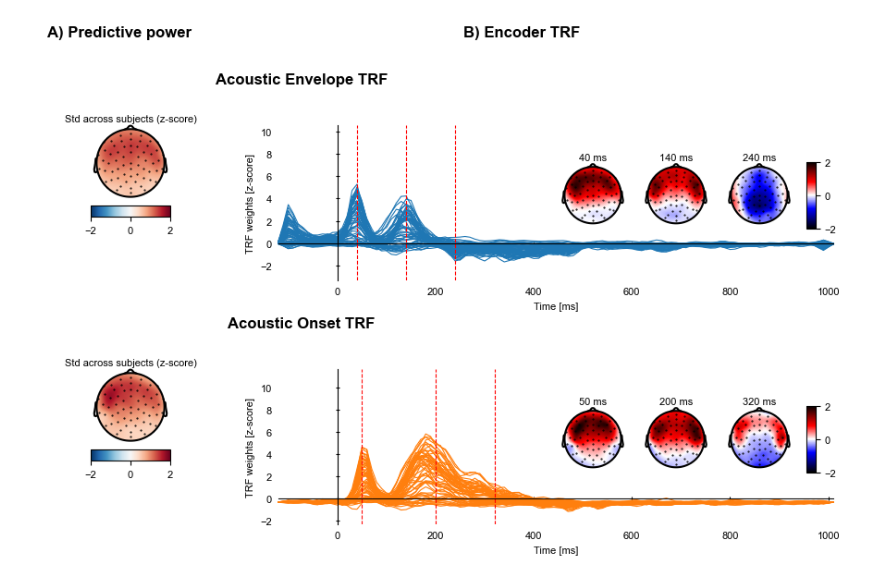
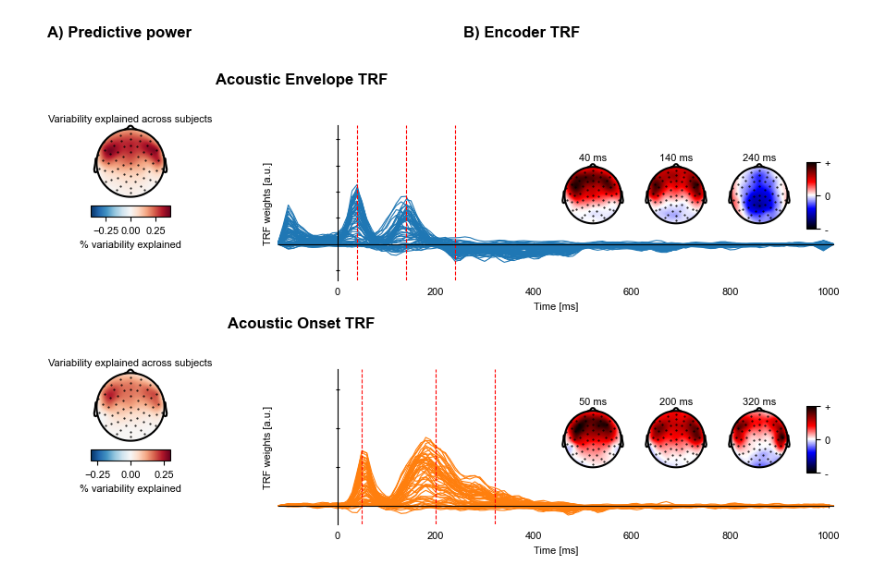
Before and after one commit to manito-coder/Alice, a Jupyter notebook: statistics/statistics-encoder.ipynb, the cells around one changed output. Saved outputs shown, nothing was run; the diff lists cells and outputs as text; code cells hidden in the pictures.

Commit message:
Fixed forward trf plot and removed z-scoring

```diff
--- a/statistics/statistics-encoder.ipynb
+++ b/statistics/statistics-encoder.ipynb
@@ -15,10 +15,10 @@ universal_encoder_log_trf = eelbrain.load.unpickle(TRF_DIR / f'universal-trf-env
 universal_encoder_onset_trf = eelbrain.load.unpickle(TRF_DIR / f'universal-trf-envelope_onset.pickle')
 
 for subject in SUBJECTS:
-    encoder_log_trf.append(eelbrain.load.unpickle(TRF_DIR / subject / f'{subject} envelope_log.pickle').h)
-    encoder_onset_trf.append(eelbrain.load.unpickle(TRF_DIR / subject / f'{subject} envelope_onset.pickle').h)
-    decoder_log_trf.append(eelbrain.load.unpickle(TRF_DIR / subject / f'{subject} decoder-envelope_log.pickle').h)
-    decoder_onset_trf.append(eelbrain.load.unpickle(TRF_DIR / subject / f'{subject} decoder-envelope_onset.pickle').h)
+    encoder_log_trf.append(eelbrain.load.unpickle(TRF_DIR / subject / f'{subject} envelope_log.pickle'))
+    encoder_onset_trf.append(eelbrain.load.unpickle(TRF_DIR / subject / f'{subject} envelope_onset.pickle'))
+    decoder_log_trf.append(eelbrain.load.unpickle(TRF_DIR / subject / f'{subject} decoder-envelope_log.pickle'))
+    decoder_onset_trf.append(eelbrain.load.unpickle(TRF_DIR / subject / f'{subject} decoder-envelope_onset.pickle'))
 
 # Configure matplotlib style
 FONT = 'Arial'
@@ -41,7 +41,7 @@ RC = {
 plt.rcParams.update(RC)
 
 # --- Parameters ---
-times = [0.04, 0.14, 0.24]
+latency_times = [0.04, 0.14, 0.24]
 times_log = [0.04, 0.14, 0.24]
 times_onset = [0.05, 0.2, 0.32]
 time_labels = ['%d ms' % (t*1000) for t in times_log]
@@ -75,26 +75,29 @@ variability_maps = {}
 mean_trfs = {}
 for trf_type in ['log', 'onset']:
     subjects = all_subjects_dict[trf_type]
-    subject_ndvars = []
+    subject_trfs = []
+    subject_var_expl = []
+
     for sub in subjects:
-        if isinstance(sub, eelbrain.NDVar):
-            subject_ndvars.append(sub)
-        elif isinstance(sub, tuple):
-            subject_ndvars.append(sub[0])
+        if isinstance(sub, tuple):
+            trf = sub[0]  # unwrap tuple -> BoostingResult
+            subject_trfs.append(trf.h[0] if isinstance(trf.h, tuple) else trf.h)
+            subject_var_expl.append(trf.proportion_explained)
+        elif isinstance(sub, eelbrain.BoostingResult):
+            subject_trfs.append(sub.h[0] if isinstance(sub.h, tuple) else sub.h)
+            subject_var_expl.append(sub.proportion_explained)
         else:
             raise ValueError(f"Unexpected subject type: {type(sub)}")
-    stacked = eelbrain.combine(subject_ndvars)
 
-    # Compute mean and std across subjects
-    mean_ndvar = stacked.mean('case')
-    std_ndvar = stacked.std('case')
 
-    # Z-score normalization
-    z_mean = (mean_ndvar - mean_ndvar.mean()) / std_ndvar.mean()  # normalize by overall mean/std
-    z_std = std_ndvar / std_ndvar.mean()
+    trfs = eelbrain.combine(subject_trfs)
+    vars_explained = eelbrain.combine(subject_var_expl)
 
-    mean_trfs[trf_type] = z_mean
-    variability_maps[trf_type] = z_std
+
+    mean_trfs[trf_type] = trfs.mean('case')
+    variability_maps[trf_type] = vars_explained.mean("case")
+
+
 
 # ------------------------------------------------
 # Figure setup
@@ -120,9 +123,11 @@ gap_topo = 0.005  # decreased space between topomaps
 # Loop over models
 # ------------------------------------------------
 for row_idx, trf_type in enumerate(['log', 'onset']):
-    trf = mean_trfs[trf_type]             # already z-scored
-    times = times_dict[trf_type]
-    var_ndvar = variability_maps[trf_type]  # already normalized
+    latency_times = times_dict[trf_type]
+
+    trf = mean_trfs[trf_type]
+    trf_vmax = trf.max()
+    var_ndvar = variability_maps[trf_type]
 
     # Vertical position for this row
     bottom_row = 0.52 - row_idx*(row_height + gap_row)
@@ -142,14 +147,13 @@ for row_idx, trf_type in enumerate(['log', 'onset']):
     # ---------------------
     ax_var = fig.add_axes([left_col, bottom_row + (row_height - height_topo)/2, width_var, height_topo*1.2])
     eelbrain.plot.Topomap(
-        var_ndvar,
+        var_ndvar * 100, # Get in percentage
         axes=ax_var,
-        axtitle='Std across subjects (z-score)',
+        axtitle='Variability explained across subjects',
         cmap='RdBu_r',
         clip='circle',
-        vmax=None
+        vmax=None,
     )
-    # Colorbar
     im_var = ax_var.get_images()[0]
     cbar_ax = fig.add_axes([
         ax_var.get_position().x0,
@@ -157,7 +161,7 @@ for row_idx, trf_type in enumerate(['log', 'onset']):
         ax_var.get_position().width,
         0.02
     ])
-    fig.colorbar(im_var, cax=cbar_ax, orientation='horizontal')
+    fig.colorbar(im_var, cax=cbar_ax, orientation='horizontal', label="% variability explained")
 
     # ---------------------
     # Butterfly TRF (right)
@@ -168,27 +172,29 @@ for row_idx, trf_type in enumerate(['log', 'onset']):
         axes=ax_butterfly,
         linewidth=0.8,
         color='tab:blue' if trf_type == 'log' else 'tab:orange',
-        ylabel='TRF weights [z-score]',
+        ylabel='TRF weights [a.u.]',
+        yticklabels='none',
         frame='t'
     )
     ax_butterfly.set_xlim(trf.time[0], trf.time[-1])
     y_lim = [trf.x.min(), trf.x.max()]
-    ax_butterfly.set_ylim(y_lim[0]*2, y_lim[1]*2)
+    print(y_lim)
+    ax_butterfly.set_ylim(y_lim[0] * 2, y_lim[1] * 2)
 
     # Add vertical red lines for the latency times
-    for t in times:
+    for t in latency_times:
         ax_butterfly.axvline(t, color='r', linestyle='--', linewidth=0.8)
 
     # ---------------------
     # Latency topomaps (top-right, above butterfly)
     # ---------------------
-    n_topos = len(times)
+    n_topos = len(latency_times)
     butterfly_pos = ax_butterfly.get_position()
     bottom_topos = butterfly_pos.y0 + 0.3*butterfly_pos.height + 0.01
     left_start = butterfly_pos.x0 + butterfly_pos.width - (n_topos*width_topo + (n_topos-1)*gap_topo)
 
     topomap_axes = []
-    for i, t in enumerate(times):
+    for i, t in enumerate(latency_times):
         ax_topo = fig.add_axes([
             left_start + i*(width_topo + gap_topo) - i*0.015,
             bottom_topos,
@@ -196,14 +202,16 @@ for row_idx, trf_type in enumerate(['log', 'onset']):
             height_topo
         ])
         topo_trf = trf.sub(time=t)
-        eelbrain.plot.Topomap(
+        plot_topo = eelbrain.plot.Topomap(
             topo_trf,
             axes=ax_topo,
             axtitle=f"{int(t*1000)} ms",
             clip='circle',
-            vmax=None
+            vmax=None,
         )
         topomap_axes.append(ax_topo)
+
+
 
     # ---------------------
     # Add vertical colorbar to the right of the topomaps
@@ -214,9 +222,12 @@ for row_idx, trf_type in enumerate(['log', 'onset']):
         pos.x0 + pos.width + 0.015,  # just to the right
         bottom_topos,
         0.01,                        # vertical bar width
-        height_topo                    # same height as topomaps
+        height_topo,                    # same height as topomaps
     ])
-    fig.colorbar(im_topo, cax=cbar_ax, orientation='vertical')
+    cbar = fig.colorbar(im_topo, cax=cbar_ax, orientation='vertical')
+    vmin, vmax = im_topo.get_clim()
+    cbar.set_ticks([vmin, 0, vmax])
+    cbar.set_ticklabels(['-', '0', '+'])
 
 plt.show()
 # %% [output]
@@ -223 +236 @@ plt.show()
-[figure, old version]
+[figure, new version]
```
Also changed, not shown: parts of 1 cell of this notebook, 2 other files.
